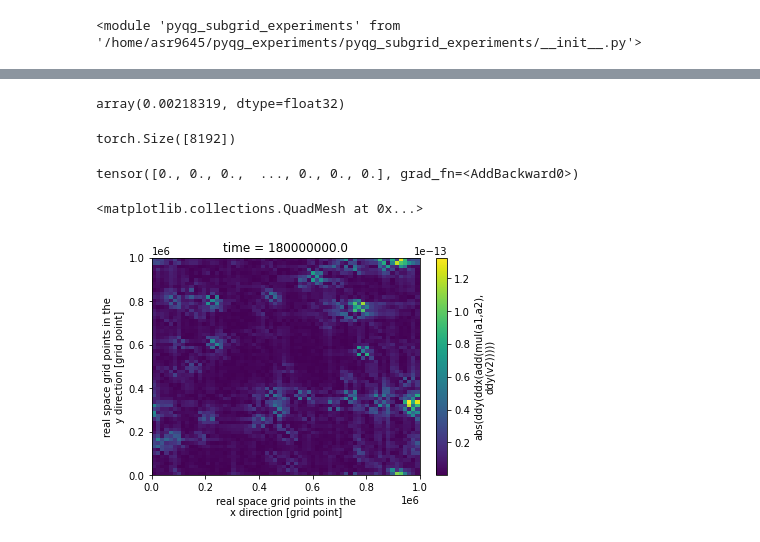
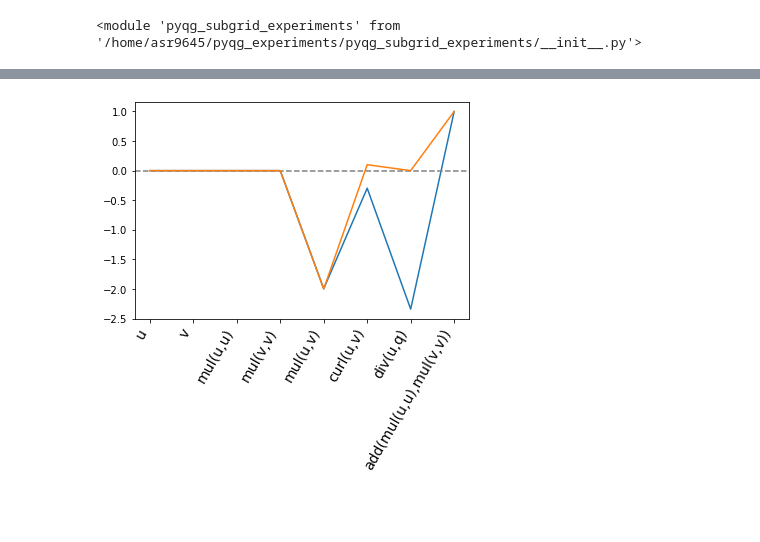
Before and after one commit to Pperezhogin/pyqg_experiments_Ross, a Jupyter notebook: notebooks/developing_batch_symbolic_regression.ipynb, the cells around one changed output, grey strips where cells are left out. Cells and saved outputs as stored; diff of their text form; code cells hidden in the pictures; blank space fills up the shorter version.

```diff
--- a/notebooks/developing_batch_symbolic_regression.ipynb
+++ b/notebooks/developing_batch_symbolic_regression.ipynb
@@ -110,18 +261,8 @@ plt.plot([0,0,1,1,-2,0.1,0])
-# %%
-sr.bias.data.numpy()
-# %% [output]
-array(0.00218319, dtype=float32)
-# %%
-sr.forward(sr.extract_x(ds)).shape
-# %% [output]
-torch.Size([8192])
-# %%
-sr(sr.extract_x(ds))
-# %% [output]
-tensor([0., 0., 0.,  ..., 0., 0., 0.], grad_fn=<AddBackward0>)
-# %%
-f = train.extract_feature('abs(ddy(ddx(add(mul(a1,a2), ddy(v2)))))')
-f.plot()
-# %% [output]
-<matplotlib.collections.QuadMesh at 0x...>
-[figure, removed]
+# %%
+plt.plot(sr.normalized_weights.data.numpy())
+plt.axhline(0,ls='--',color='gray')
+plt.plot([0,0,0,0,-2,0.1,0,1])
+plt.xticks(np.arange(len(lr.coef_)), inputs, rotation=60, fontsize=14, ha='right')
+plt.show()
+# %% [output]
+[figure, added]
```
Also changed, not shown: parts of 15 cells of this notebook, 1 other file.
